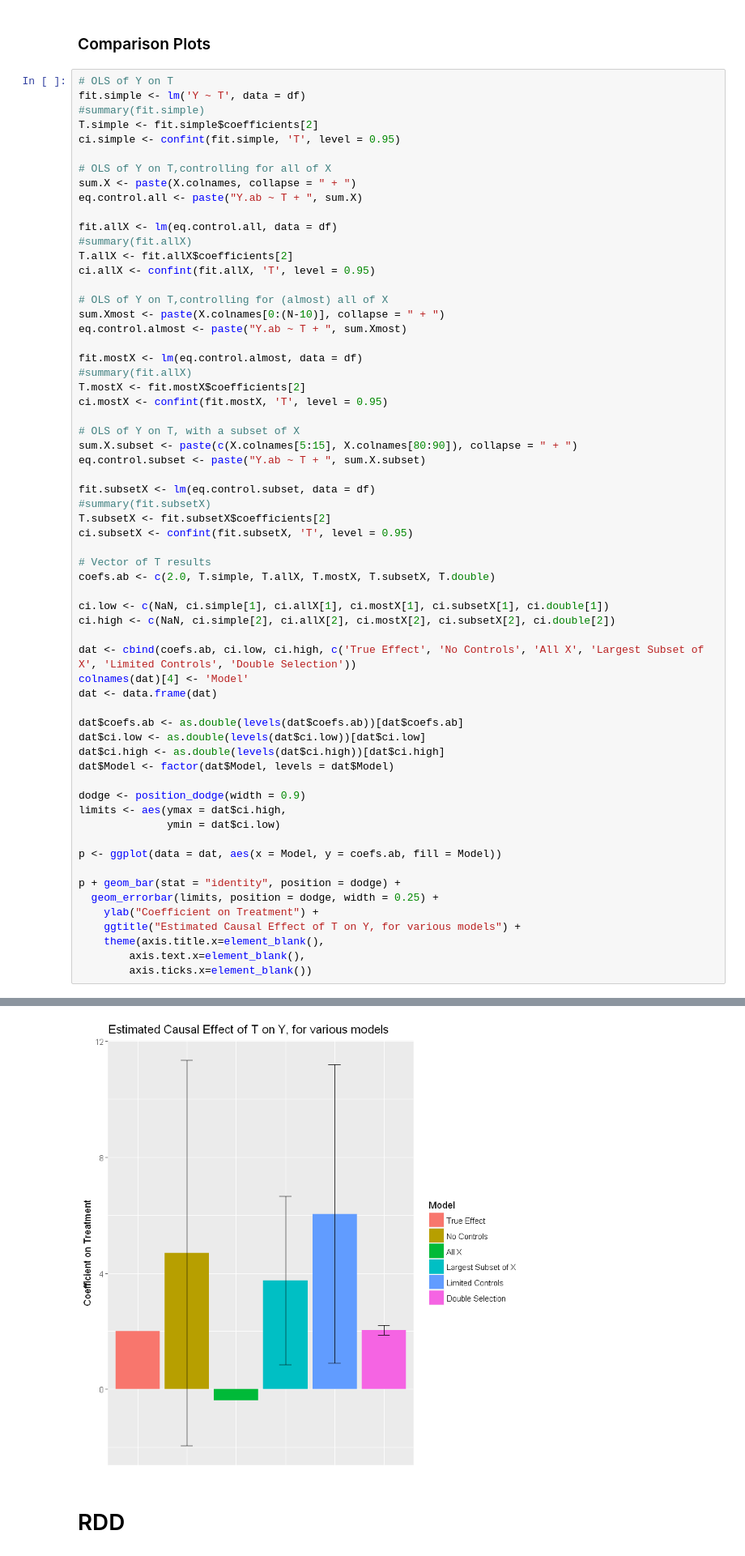
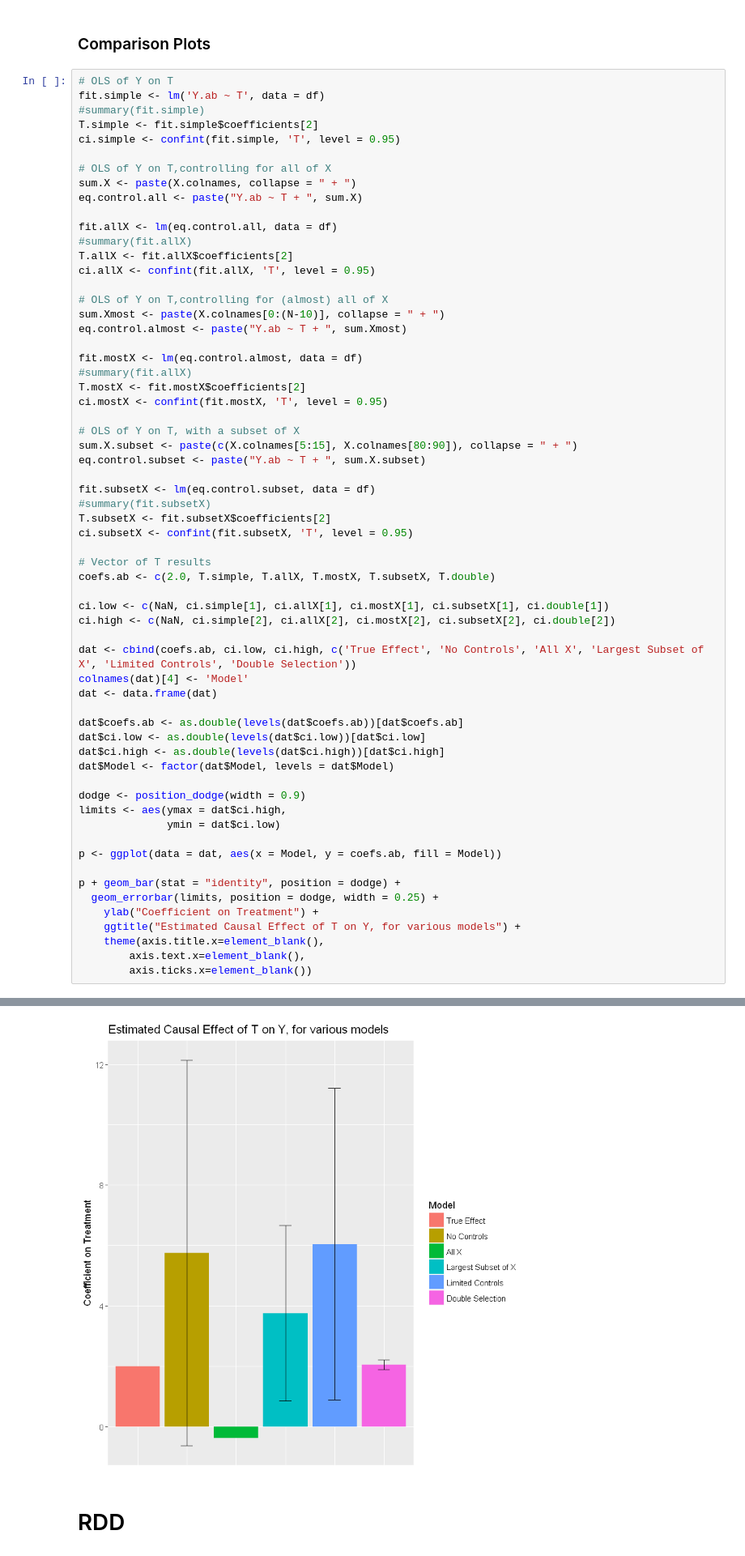
Before and after one commit to TeconomicsBlog/notebooks, a Jupyter notebook: PrincipledCovariateSelection.ipynb, the cells around one changed output, grey strips where cells are left out. Shown at 81% size. Saved outputs shown, nothing was run; the diff lists cells and outputs as text.

```diff
--- a/PrincipledCovariateSelection.ipynb
+++ b/PrincipledCovariateSelection.ipynb
@@ -132,7 +151,7 @@ F-statistic: 3.724e+04 on 44 and 955 DF,  p-value: < 2.2e-16
 ### Comparison Plots
 # %%
 # OLS of Y on T
-fit.simple <- lm('Y ~ T', data = df)
+fit.simple <- lm('Y.ab ~ T', data = df)
 #summary(fit.simple)
 T.simple <- fit.simple$coefficients[2]
 ci.simple <- confint(fit.simple, 'T', level = 0.95)
@@ -170,34 +189,34 @@ coefs.ab <- c(2.0, T.simple, T.allX, T.mostX, T.subsetX, T.double)
 ci.low <- c(NaN, ci.simple[1], ci.allX[1], ci.mostX[1], ci.subsetX[1], ci.double[1])
 ci.high <- c(NaN, ci.simple[2], ci.allX[2], ci.mostX[2], ci.subsetX[2], ci.double[2])
 
 dat <- cbind(coefs.ab, ci.low, ci.high, c('True Effect', 'No Controls', 'All X', 'Largest Subset of X', 'Limited Controls', 'Double Selection'))
 colnames(dat)[4] <- 'Model'
 dat <- data.frame(dat)
 
 dat$coefs.ab <- as.double(levels(dat$coefs.ab))[dat$coefs.ab]
 dat$ci.low <- as.double(levels(dat$ci.low))[dat$ci.low]
 dat$ci.high <- as.double(levels(dat$ci.high))[dat$ci.high]
 dat$Model <- factor(dat$Model, levels = dat$Model)
 
 dodge <- position_dodge(width = 0.9)
 limits <- aes(ymax = dat$ci.high,
               ymin = dat$ci.low)
 
 p <- ggplot(data = dat, aes(x = Model, y = coefs.ab, fill = Model))
 
 p + geom_bar(stat = "identity", position = dodge) +
   geom_errorbar(limits, position = dodge, width = 0.25) +
     ylab("Coefficient on Treatment") +
     ggtitle("Estimated Causal Effect of T on Y, for various models") +
     theme(axis.title.x=element_blank(),
         axis.text.x=element_blank(),
         axis.ticks.x=element_blank())
 # %% [output]
 Warning message in qt(a, object$df.residual):
 "NaNs produced"Warning message in data.row.names(row.names, rowsi, i):
 "some row.names duplicated: 3,4,5,6 --> row.names NOT used"Warning message:
 "Removed 2 rows containing missing values (geom_errorbar)."
-[figure, old version]
+[figure, new version]
 # %% [markdown]
 # RDD
 # %% [markdown]
```
Also changed, not shown: parts of 3 cells of this notebook.
